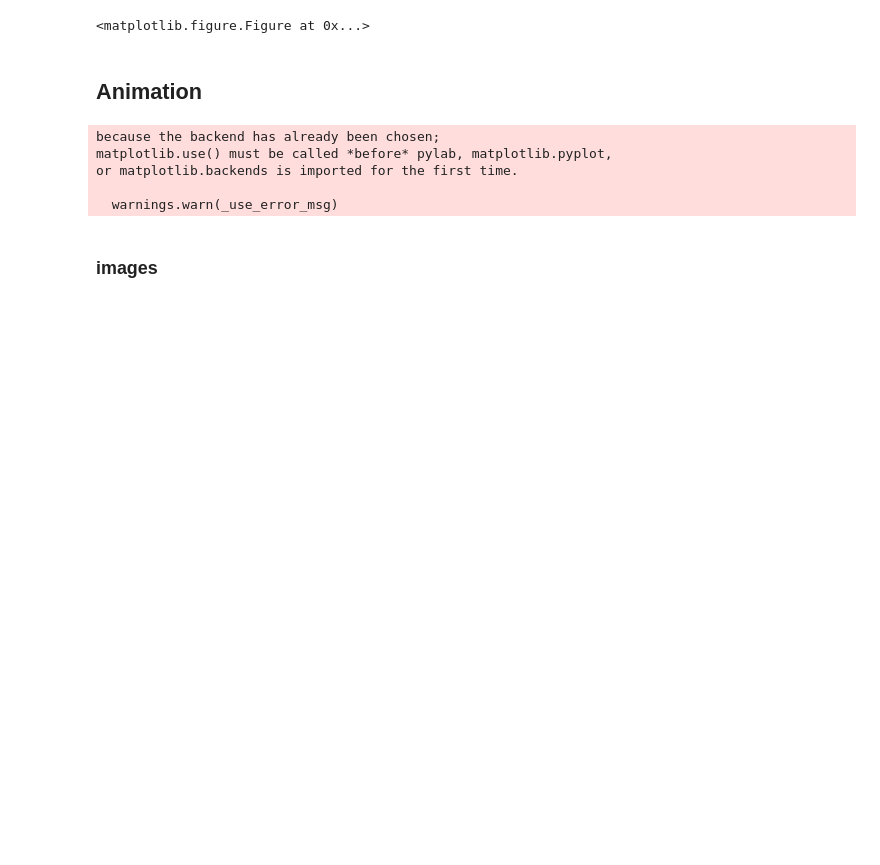
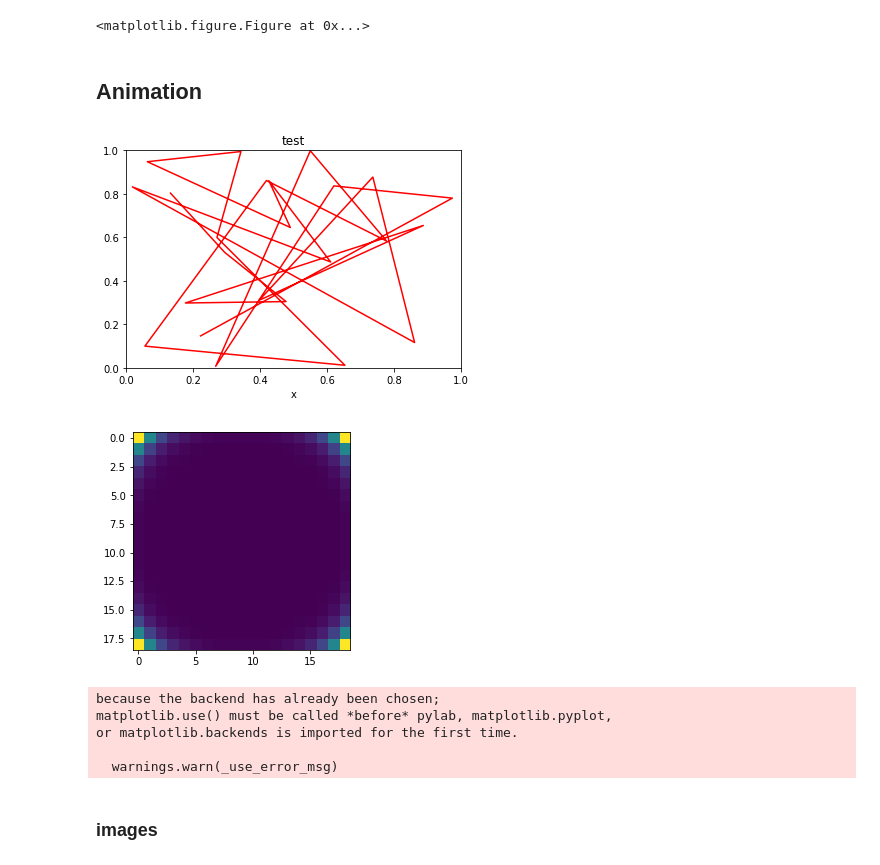
Before and after one commit to nimachm81/myPyCodes, a Jupyter notebook: plots.ipynb, the cells around one changed output. Cells and saved outputs as stored; diff of their text form; code cells hidden in the pictures; blank space fills up the shorter version.

```diff
--- a/plots.ipynb
+++ b/plots.ipynb
@@ -294,43 +294,47 @@ import numpy as np
 import matplotlib.pyplot as plt
 import matplotlib.animation as animation
 
-Writer = animation.writers['mencoder']
+Writer = animation.writers['ffmpeg']
 writer = Writer(fps=15, metadata=dict(artist='Me'), bitrate=1800)
 
 
 def update_line(num, data, line):
     line.set_data(data[..., :num])
     return line,
 
 fig1 = plt.figure()
 
 data = np.random.rand(2, 25)
 l, = plt.plot([], [], 'r-')
 plt.xlim(0, 1)
 plt.ylim(0, 1)
 plt.xlabel('x')
 plt.title('test')
 line_ani = animation.FuncAnimation(fig1, update_line, 25, fargs=(data, l), interval=50, blit=True)
 
 
 line_ani.save('other/lines.mp4', writer=writer)
 
 fig2 = plt.figure()
 
 x = np.arange(-9, 10)
 y = np.arange(-9, 10).reshape(-1, 1)
 base = np.hypot(x, y)
 ims = []
 for add in np.arange(15):
-    #ims.append((plt.imshow(base + add),))
-    ims.append((plt.pcolor(x, y, base + add, norm=plt.Normalize(0, 30)),))
+    ims.append((plt.imshow(base**add),))
+    #ims.append((plt.pcolor(x, y, base + add, norm=plt.Normalize(0, 30)),))
     #ims.append((plt.plot(np.random.rand(2, 25)),))
 
 im_ani = animation.ArtistAnimation(fig2, ims, interval=50, repeat_delay=3000, blit=True)
 
-im_ani.save('other/im.gif', writer='imagemagick')
+#im_ani.save('other/im.gif', writer='imagemagick')
+im_ani.save('other/im.mp4', writer='ffmpeg')
 
 plt.show()
+# %% [output]
+[figure, added]
+[figure, added]
 # %%
 # Same as basic_example, but writes files using a single MovieWriter instance
 # without putting on screen
```
Also changed, not shown: 12 other files.
